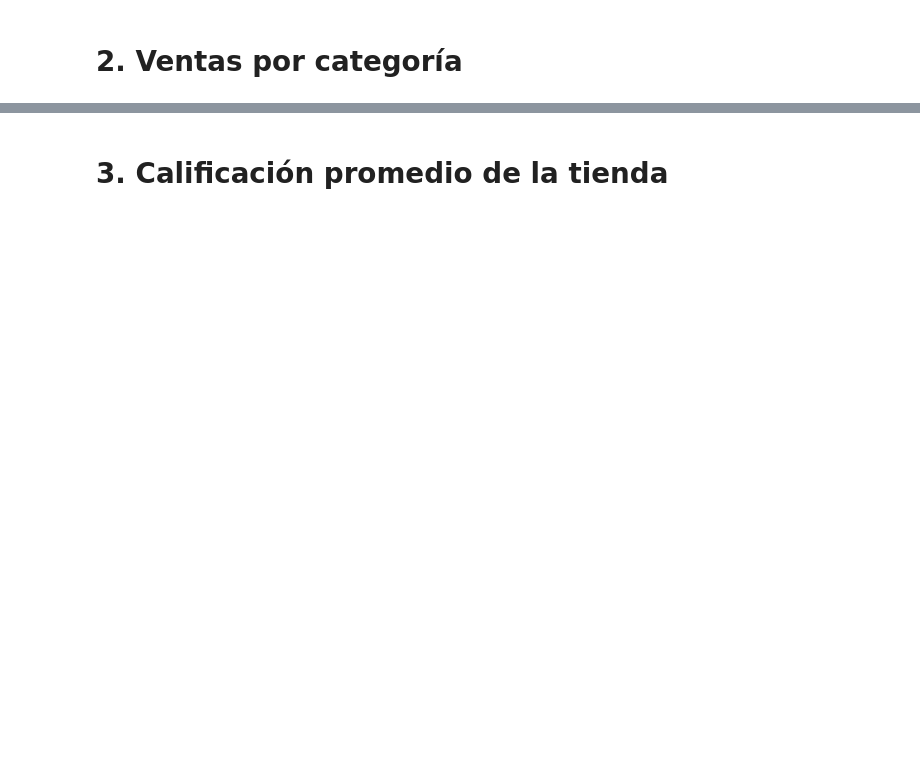
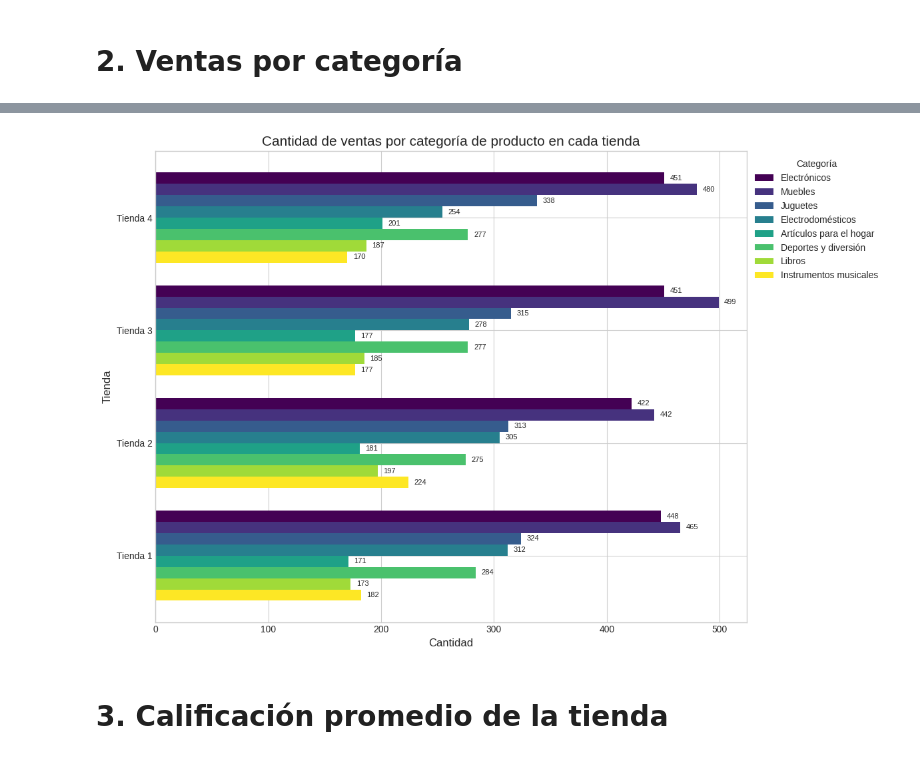
Before and after one commit to otrianas/challenge1-alura-store, a Jupyter notebook: AluraStoreLatam.ipynb, the cells around one changed output, grey strips where cells are left out. Cells and saved outputs as stored; diff of their text form; code cells hidden in the pictures; blank space fills up the shorter version.

```diff
--- a/AluraStoreLatam.ipynb
+++ b/AluraStoreLatam.ipynb
@@ -1117,0 +88,7 @@ plt.show()
+# %%
+#%%%%%%%%%%%%%%%%%%%%%%%%%%%%%%%%%%%%%%%%%%%%%%%%%%%%%%%%%%%%%%%%%%%%%%%%%%%%%%%
+# 1. Sumar los precios por tienda y categoría
+cantidad_por_tienda_categoria = df_tiendas.groupby(['Tienda', 'Categoría del Producto']).size().reset_index(name='Cantidad')
+
+print("Cantidad de productos por tienda y categoría:")
+print(cantidad_por_tienda_categoria)
@@ -1118,2 +113,67 @@ plt.show()
+# %%
+#%%%%%%%%%%%%%%%%%%%%%%%%%%%%%%%%%%%%%%%%%%%%%%%%%%%%%%%%%%%%%%%%%%%%%%%%%%%%%%%
+# 2. Crear una gráfica de barras horizontales
+
+# Preparando los datos para la gráfica
+tiendas = df_tiendas['Tienda'].unique()
+categorias = df_tiendas['Categoría del Producto'].unique()
+
+# Crear la figura y el eje
+fig, ax = plt.subplots(figsize=(12, 8))
+
+# Calcular el ancho de las barras y las posiciones
+n_categorias = len(categorias)
+bar_height = 0.8 / n_categorias
+y = np.arange(len(tiendas))
+
+# Colores para las categorías
+colores = plt.cm.viridis(np.linspace(0, 1, n_categorias))
+
+# Para almacenar las barras para la leyenda
+barras = []
+
+# Dibujar las barras para cada categoría
+for i, categoria in enumerate(categorias):
+    # Filtrar datos para esta categoría
+    datos_categoria = cantidad_por_tienda_categoria[cantidad_por_tienda_categoria['Categoría del Producto'] == categoria]
+
+    # Organizar datos por tienda en el mismo orden que tiendas
+    valores = []
+    for tienda in tiendas:
+        valor = datos_categoria[datos_categoria['Tienda'] == tienda]['Cantidad'].values
+        valores.append(valor[0] if len(valor) > 0 else 0)
+
+    # Posición de las barras
+    posicion = y - i * bar_height
+
+    # Dibujar barra horizontal
+    barra = ax.barh(posicion, valores, bar_height, color=colores[i], label=categoria)
+    barras.append(barra)
+
+    # Añadir valores al final de las barras
+    for j, valor in enumerate(valores):
+        if valor > 0:  # Solo mostrar etiquetas para valores positivos
+            ax.text(valor + 5, posicion[j], f'{valor:,.0f}',
+                    va='center', fontsize=8)
+
+# Configurar el eje Y
+ax.set_yticks(y - bar_height * (n_categorias - 1) / 2)
+ax.set_yticklabels(tiendas)
+
+# Añadir etiquetas y título
+ax.set_title('Cantidad de ventas por categoría de producto en cada tienda', fontsize=15)
+ax.set_ylabel('Tienda', fontsize=12)
+ax.set_xlabel('Cantidad', fontsize=12)
+
+# Añadir leyenda
+ax.legend(title='Categoría', loc='upper left', bbox_to_anchor=(1, 1))
+
+# Ajustar espacios automáticamente
+plt.tight_layout()
+
+# Mostrar gráfico
+plt.show()
+# %% [output]
+[figure, added]
 # %% [markdown]
 # 3. Calificación promedio de la tienda
```
Also changed, not shown: parts of 62 cells of this notebook.
